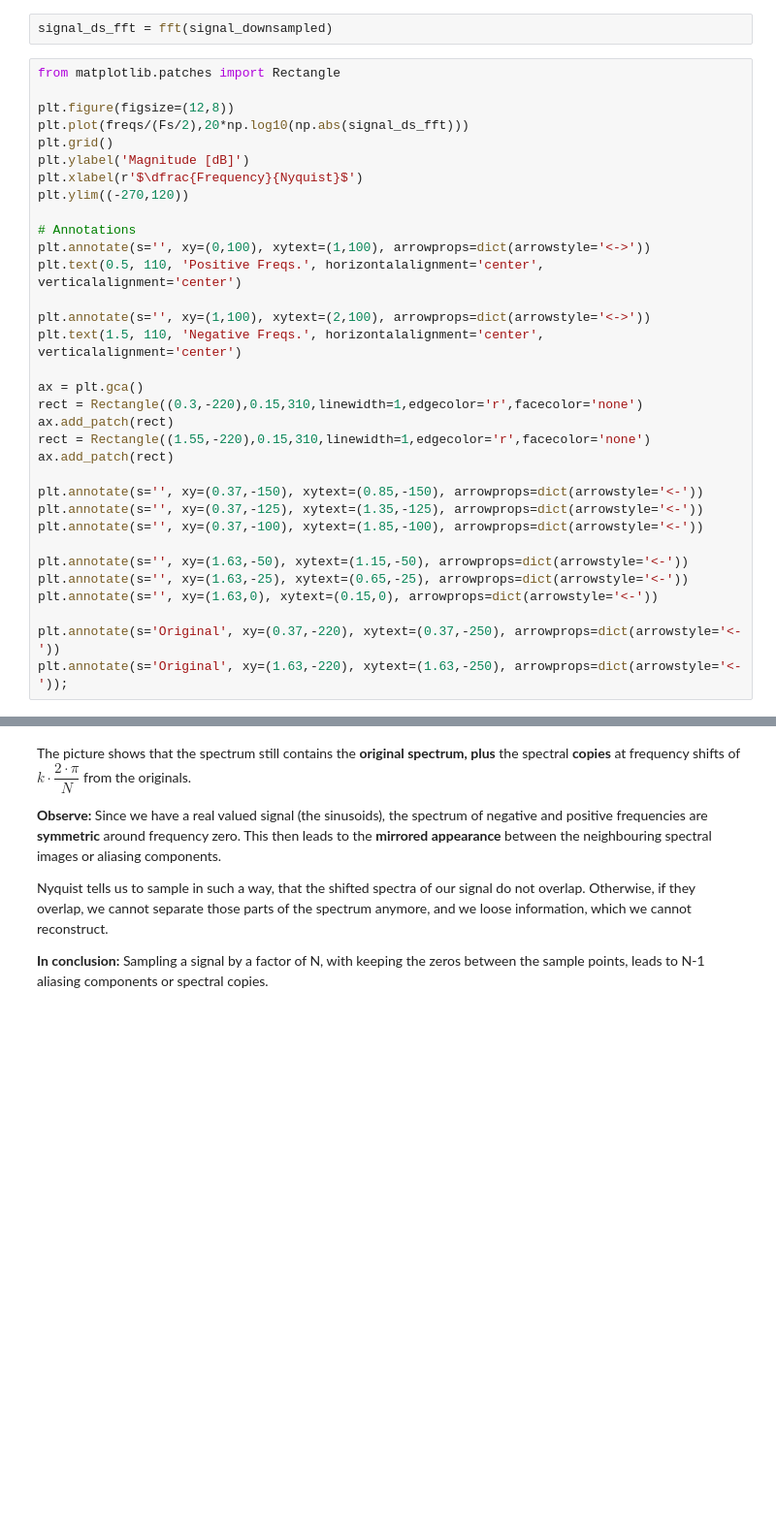
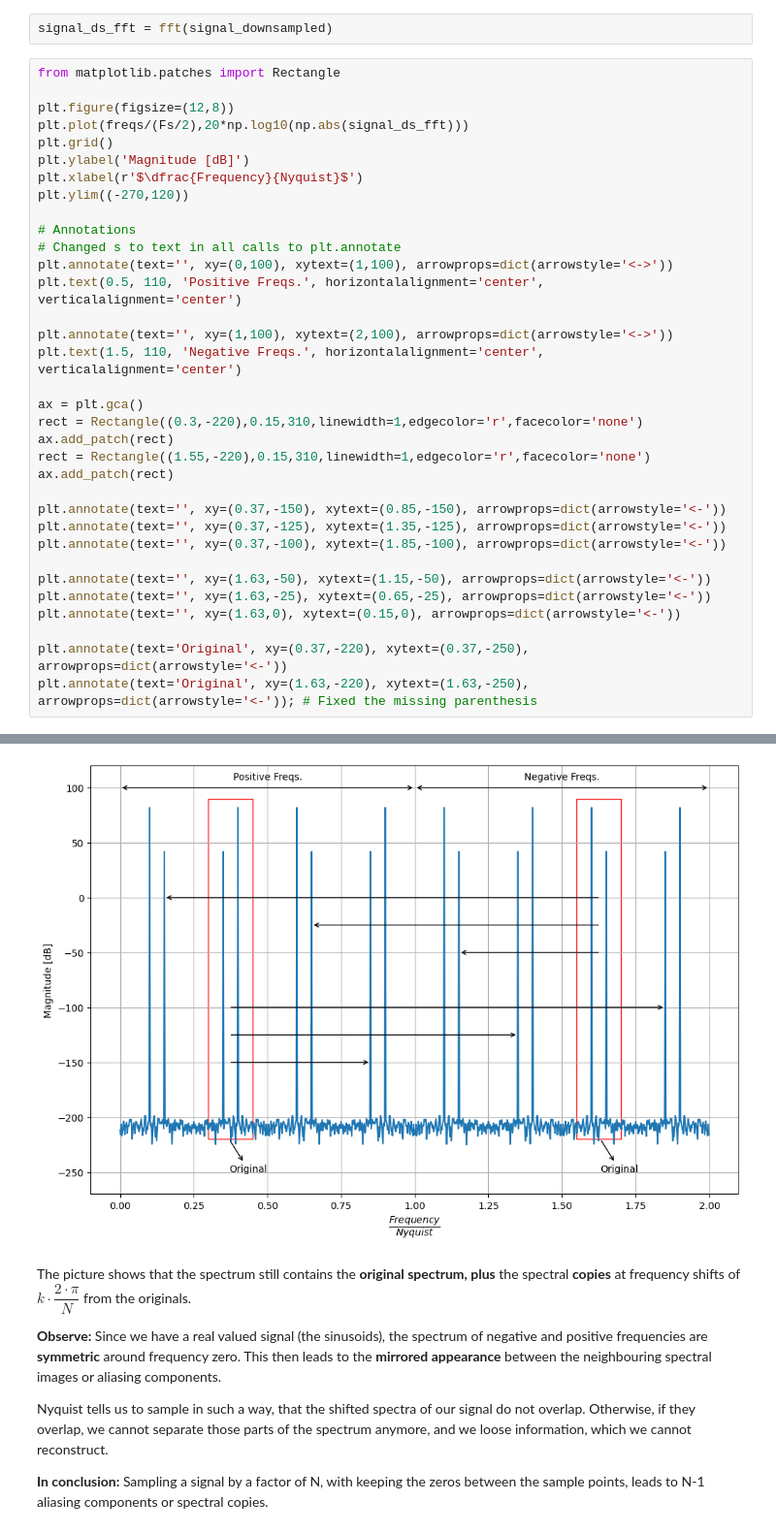
Before and after one commit to TUIlmenauAMS/ADSP_Tutorials, a Jupyter notebook: ADSP_06_Sampling.ipynb, the cells around one changed output, grey strips where cells are left out. Shown at 97% size. Saved outputs shown, nothing was run; the diff lists cells and outputs as text; blank space fills up the shorter version.

```diff
--- a/ADSP_06_Sampling.ipynb
+++ b/ADSP_06_Sampling.ipynb
@@ -360,10 +372,11 @@ plt.xlabel(r'$\dfrac{Frequency}{Nyquist}$')
 plt.ylim((-270,120))
 
 # Annotations
-plt.annotate(s='', xy=(0,100), xytext=(1,100), arrowprops=dict(arrowstyle='<->'))
+# Changed s to text in all calls to plt.annotate
+plt.annotate(text='', xy=(0,100), xytext=(1,100), arrowprops=dict(arrowstyle='<->'))
 plt.text(0.5, 110, 'Positive Freqs.', horizontalalignment='center', verticalalignment='center')
 
-plt.annotate(s='', xy=(1,100), xytext=(2,100), arrowprops=dict(arrowstyle='<->'))
+plt.annotate(text='', xy=(1,100), xytext=(2,100), arrowprops=dict(arrowstyle='<->'))
 plt.text(1.5, 110, 'Negative Freqs.', horizontalalignment='center', verticalalignment='center')
 
 ax = plt.gca()
@@ -372,14 +385,14 @@ ax.add_patch(rect)
 rect = Rectangle((1.55,-220),0.15,310,linewidth=1,edgecolor='r',facecolor='none')
 ax.add_patch(rect)
 
-plt.annotate(s='', xy=(0.37,-150), xytext=(0.85,-150), arrowprops=dict(arrowstyle='<-'))
-plt.annotate(s='', xy=(0.37,-125), xytext=(1.35,-125), arrowprops=dict(arrowstyle='<-'))
-plt.annotate(s='', xy=(0.37,-100), xytext=(1.85,-100), arrowprops=dict(arrowstyle='<-'))
+plt.annotate(text='', xy=(0.37,-150), xytext=(0.85,-150), arrowprops=dict(arrowstyle='<-'))
+plt.annotate(text='', xy=(0.37,-125), xytext=(1.35,-125), arrowprops=dict(arrowstyle='<-'))
+plt.annotate(text='', xy=(0.37,-100), xytext=(1.85,-100), arrowprops=dict(arrowstyle='<-'))
 
-plt.annotate(s='', xy=(1.63,-50), xytext=(1.15,-50), arrowprops=dict(arrowstyle='<-'))
-plt.annotate(s='', xy=(1.63,-25), xytext=(0.65,-25), arrowprops=dict(arrowstyle='<-'))
-plt.annotate(s='', xy=(1.63,0), xytext=(0.15,0), arrowprops=dict(arrowstyle='<-'))
+plt.annotate(text='', xy=(1.63,-50), xytext=(1.15,-50), arrowprops=dict(arrowstyle='<-'))
+plt.annotate(text='', xy=(1.63,-25), xytext=(0.65,-25), arrowprops=dict(arrowstyle='<-'))
+plt.annotate(text='', xy=(1.63,0), xytext=(0.15,0), arrowprops=dict(arrowstyle='<-'))
 
-plt.annotate(s='Original', xy=(0.37,-220), xytext=(0.37,-250), arrowprops=dict(arrowstyle='<-'))
-plt.annotate(s='Original', xy=(1.63,-220), xytext=(1.63,-250), arrowprops=dict(arrowstyle='<-'));
+plt.annotate(text='Original', xy=(0.37,-220), xytext=(0.37,-250), arrowprops=dict(arrowstyle='<-'))
+plt.annotate(text='Original', xy=(1.63,-220), xytext=(1.63,-250), arrowprops=dict(arrowstyle='<-')); # Fixed the missing parenthesis
 # %% [output]
@@ -388,3 +399,4 @@ plt.annotate(s='Original', xy=(1.63,-220), xytext=(1.63,-250), arrowprops=dict(a
+[figure, added]
 # %% [markdown]
 The picture shows that the spectrum still contains the **original spectrum, plus** the spectral **copies** at frequency shifts of $k\cdot \dfrac{ 2 \cdot \pi}{N}$ from the originals.
 
```
Also changed, not shown: parts of 12 cells of this notebook.
